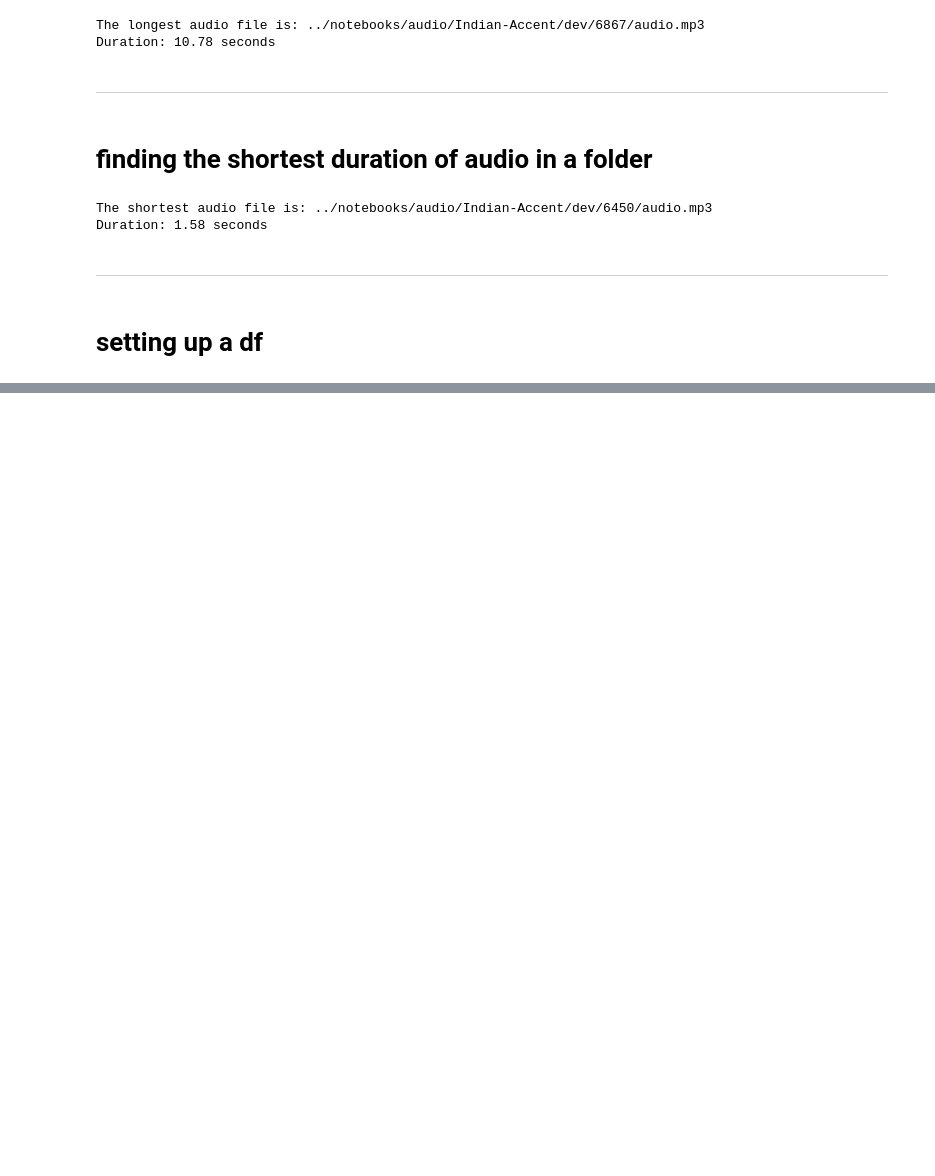
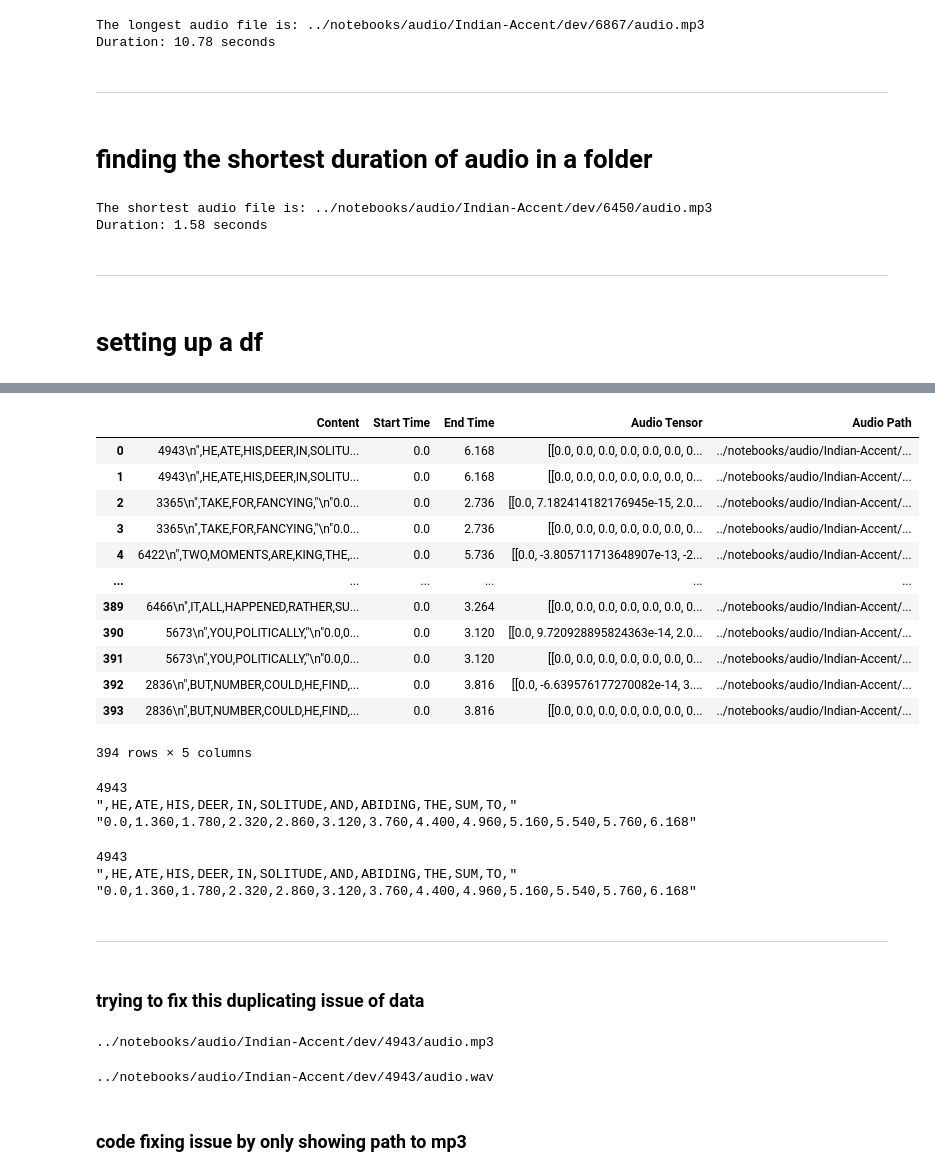
Before and after one commit to NACME-AIML-2024/final-project-dialect-dynamics, a Jupyter notebook: notebooks/indian-accent.ipynb, the cells around one changed output, grey strips where cells are left out. Cells and saved outputs as stored; diff of their text form; code cells hidden in the pictures; blank space fills up the shorter version.

Commit message:
fixed issue with getting a duplicate row in indian accent nb and commenting in cleaning data nb

```diff
--- a/notebooks/indian-accent.ipynb
+++ b/notebooks/indian-accent.ipynb
@@ -234,9 +236,9 @@ def get_audio_duration(file_path):
     duration = waveform.size(1) / sample_rate
     return duration, waveform
 
-# Function to read transcript file (assuming transcript file has the same name as the audio file but with .txt extension)
-def get_transcript(file_path):
-    transcript_path = file_path.replace('.wav', '.txt').replace('.mp3', '.txt')
+# Function to read transcript file assuming it is named alignment.txt in the same directory as the audio files
+def get_transcript(directory):
+    transcript_path = os.path.join(directory, 'alignment.txt')
     if os.path.exists(transcript_path):
         with open(transcript_path, 'r') as f:
             return f.read()
@@ -253,7 +255,7 @@ for audio_file in audio_files:
     try:
         print(f"Processing file: {audio_file}")
         duration, waveform = get_audio_duration(audio_file)
-        transcript = get_transcript(audio_file)
+        transcript = get_transcript(os.path.dirname(audio_file))
         data.append({
             'Content': transcript,
             'Start Time': 0.0,
@@ -268,0 +325,42 @@ print(df.head())
+# %%
+df
+# %% [output]
+|  | Content | Start Time | End Time | Audio Tensor | Audio Path |
+| 0 | 4943\n",HE,ATE,HIS,DEER,IN,SOLITU... | 0.0 | 6.168 | [[0.0, 0.0, 0.0, 0.0, 0.0, 0.0, 0... | ../notebooks/audio/Indian-Accent/... |
+| 1 | 4943\n",HE,ATE,HIS,DEER,IN,SOLITU... | 0.0 | 6.168 | [[0.0, 0.0, 0.0, 0.0, 0.0, 0.0, 0... | ../notebooks/audio/Indian-Accent/... |
+| 2 | 3365\n",TAKE,FOR,FANCYING,"\n"0.0... | 0.0 | 2.736 | [[0.0, 7.182414182176945e-15, 2.0... | ../notebooks/audio/Indian-Accent/... |
+| 3 | 3365\n",TAKE,FOR,FANCYING,"\n"0.0... | 0.0 | 2.736 | [[0.0, 0.0, 0.0, 0.0, 0.0, 0.0, 0... | ../notebooks/audio/Indian-Accent/... |
+| 4 | 6422\n",TWO,MOMENTS,ARE,KING,THE,... | 0.0 | 5.736 | [[0.0, -3.805711713648907e-13, -2... | ../notebooks/audio/Indian-Accent/... |
+| ... | ... | ... | ... | ... | ... |
+| 389 | 6466\n",IT,ALL,HAPPENED,RATHER,SU... | 0.0 | 3.264 | [[0.0, 0.0, 0.0, 0.0, 0.0, 0.0, 0... | ../notebooks/audio/Indian-Accent/... |
+| 390 | 5673\n",YOU,POLITICALLY,"\n"0.0,0... | 0.0 | 3.120 | [[0.0, 9.720928895824363e-14, 2.0... | ../notebooks/audio/Indian-Accent/... |
+| 391 | 5673\n",YOU,POLITICALLY,"\n"0.0,0... | 0.0 | 3.120 | [[0.0, 0.0, 0.0, 0.0, 0.0, 0.0, 0... | ../notebooks/audio/Indian-Accent/... |
+| 392 | 2836\n",BUT,NUMBER,COULD,HE,FIND,... | 0.0 | 3.816 | [[0.0, -6.639576177270082e-14, 3.... | ../notebooks/audio/Indian-Accent/... |
+| 393 | 2836\n",BUT,NUMBER,COULD,HE,FIND,... | 0.0 | 3.816 | [[0.0, 0.0, 0.0, 0.0, 0.0, 0.0, 0... | ../notebooks/audio/Indian-Accent/... |
+394 rows × 5 columns
+# %%
+print(df['Content'].iloc[0])
+# %% [output]
+4943
+",HE,ATE,HIS,DEER,IN,SOLITUDE,AND,ABIDING,THE,SUM,TO,"
+"0.0,1.360,1.780,2.320,2.860,3.120,3.760,4.400,4.960,5.160,5.540,5.760,6.168"
+# %%
+print(df['Content'].iloc[1])
+# %% [output]
+4943
+",HE,ATE,HIS,DEER,IN,SOLITUDE,AND,ABIDING,THE,SUM,TO,"
+"0.0,1.360,1.780,2.320,2.860,3.120,3.760,4.400,4.960,5.160,5.540,5.760,6.168"
+# %% [markdown]
+---
+# %% [markdown]
+### trying to fix this duplicating issue of data
+# %%
+print(df['Audio Path'].iloc[0])
+# %% [output]
+../notebooks/audio/Indian-Accent/dev/4943/audio.mp3
+# %%
+print(df['Audio Path'].iloc[1])
+# %% [output]
+../notebooks/audio/Indian-Accent/dev/4943/audio.wav
+# %% [markdown]
+### code fixing issue by only showing path to mp3
```
Also changed, not shown: parts of 10 cells of this notebook, 1 other file.
